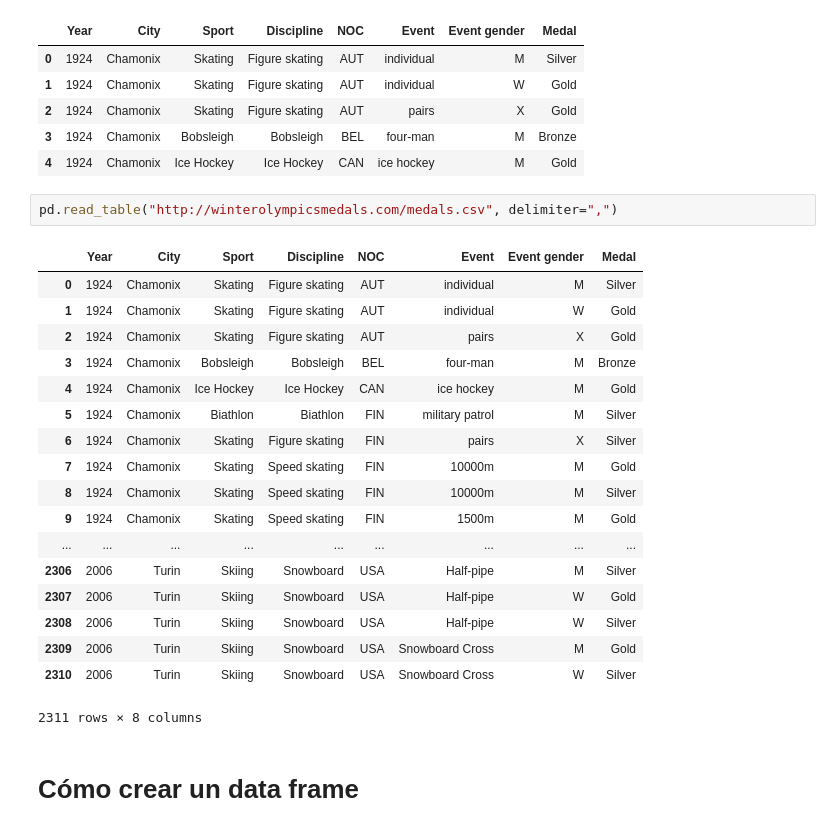
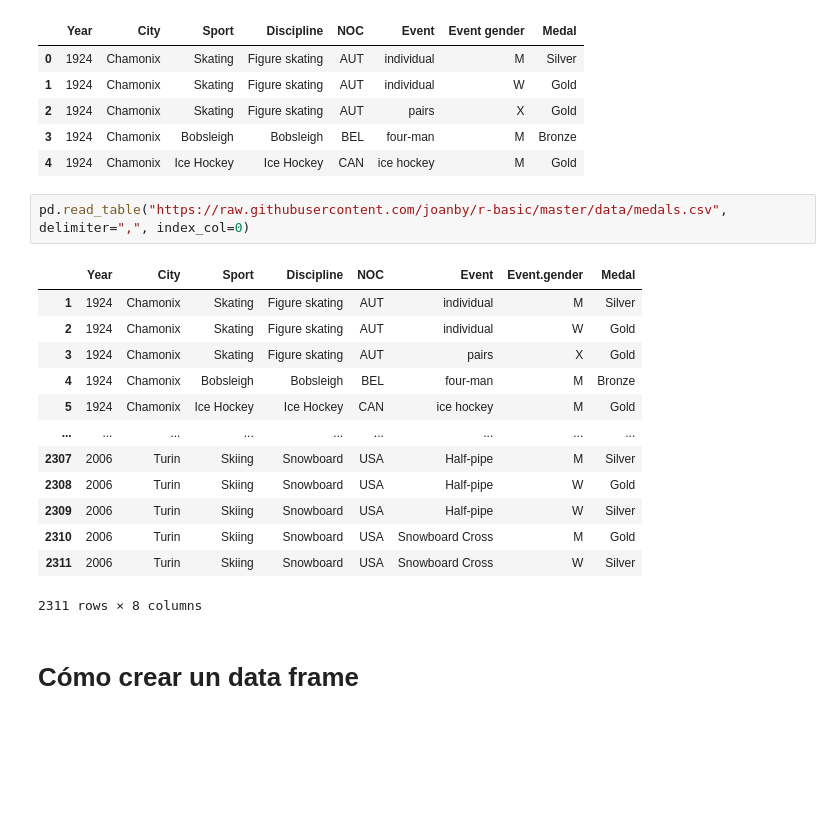
Before and after one commit to joanby/r-basic, a Jupyter notebook: scripts/tema5/04-dataframes.ipynb, the cells around one changed output. Saved outputs shown, nothing was run; the diff lists cells and outputs as text; blank space fills up the shorter version.

```diff
--- a/scripts/tema5/04-dataframes.ipynb
+++ b/scripts/tema5/04-dataframes.ipynb
@@ -176,25 +176,20 @@ df2.head()
 | 3 | 1924 | Chamonix | Bobsleigh | Bobsleigh | BEL | four-man | M | Bronze |
 | 4 | 1924 | Chamonix | Ice Hockey | Ice Hockey | CAN | ice hockey | M | Gold |
 # %%
-pd.read_table("http://winterolympicsmedals.com/medals.csv", delimiter=",")
+pd.read_table("https://raw.githubusercontent.com/joanby/r-basic/master/data/medals.csv", delimiter=",", index_col=0)
 # %% [output]
-|  | Year | City | Sport | Discipline | NOC | Event | Event gender | Medal |
-| 0 | 1924 | Chamonix | Skating | Figure skating | AUT | individual | M | Silver |
-| 1 | 1924 | Chamonix | Skating | Figure skating | AUT | individual | W | Gold |
-| 2 | 1924 | Chamonix | Skating | Figure skating | AUT | pairs | X | Gold |
-| 3 | 1924 | Chamonix | Bobsleigh | Bobsleigh | BEL | four-man | M | Bronze |
-| 4 | 1924 | Chamonix | Ice Hockey | Ice Hockey | CAN | ice hockey | M | Gold |
-| 5 | 1924 | Chamonix | Biathlon | Biathlon | FIN | military patrol | M | Silver |
-| 6 | 1924 | Chamonix | Skating | Figure skating | FIN | pairs | X | Silver |
-| 7 | 1924 | Chamonix | Skating | Speed skating | FIN | 10000m | M | Gold |
-| 8 | 1924 | Chamonix | Skating | Speed skating | FIN | 10000m | M | Silver |
-| 9 | 1924 | Chamonix | Skating | Speed skating | FIN | 1500m | M | Gold |
+|  | Year | City | Sport | Discipline | NOC | Event | Event.gender | Medal |
+| 1 | 1924 | Chamonix | Skating | Figure skating | AUT | individual | M | Silver |
+| 2 | 1924 | Chamonix | Skating | Figure skating | AUT | individual | W | Gold |
+| 3 | 1924 | Chamonix | Skating | Figure skating | AUT | pairs | X | Gold |
+| 4 | 1924 | Chamonix | Bobsleigh | Bobsleigh | BEL | four-man | M | Bronze |
+| 5 | 1924 | Chamonix | Ice Hockey | Ice Hockey | CAN | ice hockey | M | Gold |
 | ... | ... | ... | ... | ... | ... | ... | ... | ... |
-| 2306 | 2006 | Turin | Skiing | Snowboard | USA | Half-pipe | M | Silver |
-| 2307 | 2006 | Turin | Skiing | Snowboard | USA | Half-pipe | W | Gold |
-| 2308 | 2006 | Turin | Skiing | Snowboard | USA | Half-pipe | W | Silver |
-| 2309 | 2006 | Turin | Skiing | Snowboard | USA | Snowboard Cross | M | Gold |
-| 2310 | 2006 | Turin | Skiing | Snowboard | USA | Snowboard Cross | W | Silver |
+| 2307 | 2006 | Turin | Skiing | Snowboard | USA | Half-pipe | M | Silver |
+| 2308 | 2006 | Turin | Skiing | Snowboard | USA | Half-pipe | W | Gold |
+| 2309 | 2006 | Turin | Skiing | Snowboard | USA | Half-pipe | W | Silver |
+| 2310 | 2006 | Turin | Skiing | Snowboard | USA | Snowboard Cross | M | Gold |
+| 2311 | 2006 | Turin | Skiing | Snowboard | USA | Snowboard Cross | W | Silver |
 2311 rows × 8 columns
 # %% [markdown]
 # Cómo crear un data frame
```
Also changed, not shown: parts of 1 cell of this notebook, 11 other files.
